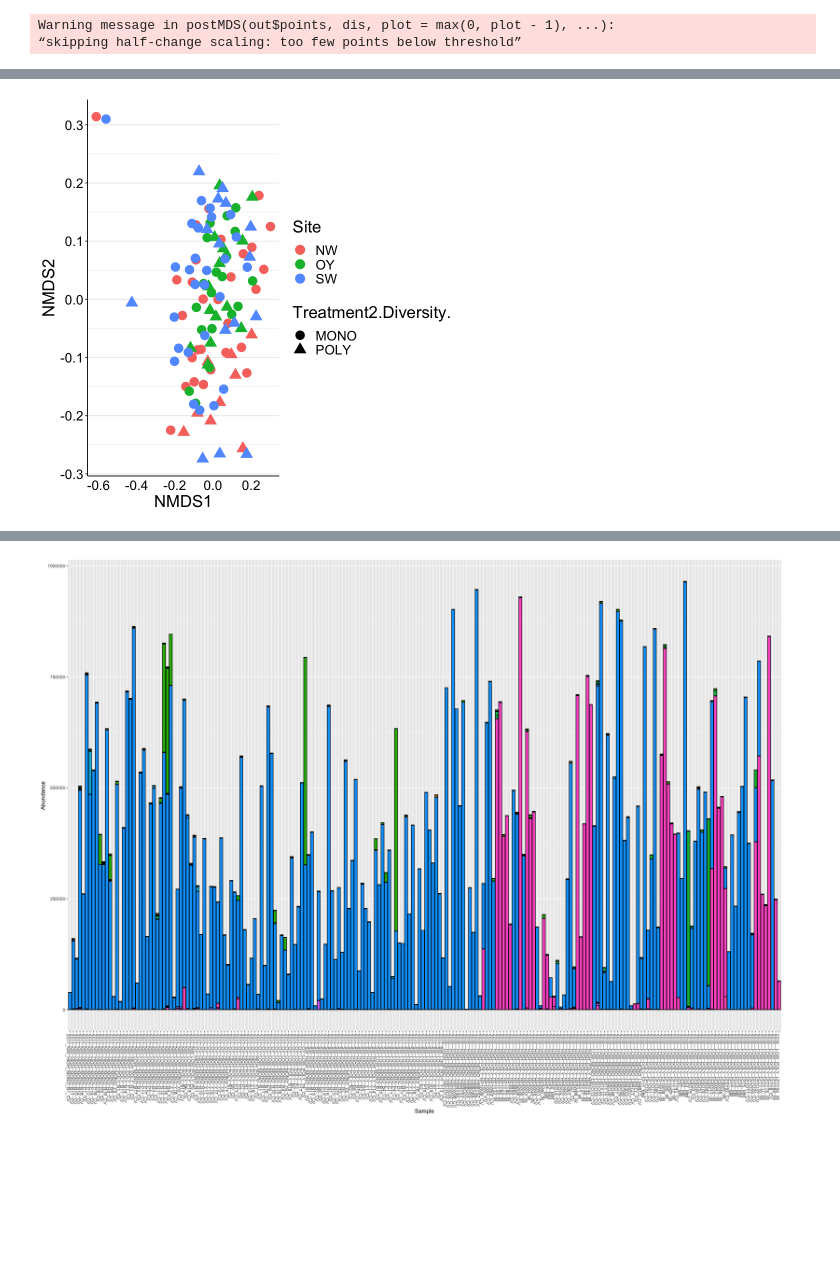
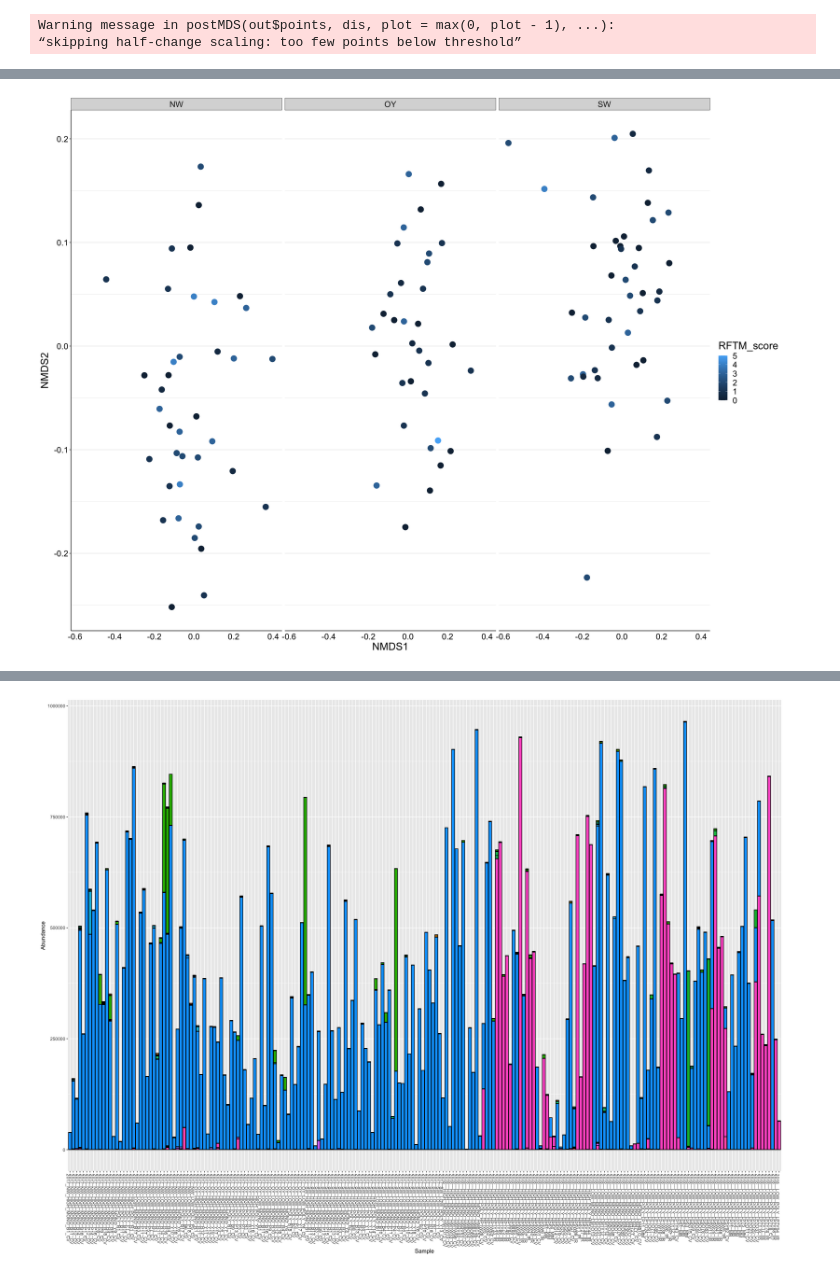
Before and after one commit to sagw/DE_micro, a Jupyter notebook: Community_DE2017_DE2018.ipynb, the cells around one changed output, grey strips where cells are left out. Drawn from its saved outputs; the diff is of its cells as text; code cells hidden in the pictures; blank space fills up the shorter version.

```diff
--- a/Community_DE2017_DE2018.ipynb
+++ b/Community_DE2017_DE2018.ipynb
@@ -383,13 +405,13 @@ theme_bw()+
 # %%
-plot_ordination(DE17, DE17.ord, type="samples", shape="Treatment2.Diversity.", color="Site")+
-#facet_wrap("Site")+
+plot_ordination(DE17, DE17.ord, type="samples", color="RFTM_score")+
+facet_wrap("Site")+
 #geom_polygon(aes(fill=Phase_1_DO))+
 geom_point(size=5)+
 theme_bw()+
  theme(legend.position="right", panel.border = element_blank(),
           panel.grid.major.x = element_blank(),
           panel.grid.minor.x = element_blank(),
           axis.ticks.x=element_blank(), axis.line=element_line(color="black"), axis.text=element_text(color="black"),
           text = element_text(size=20))
 # %% [output]
-[figure, old version]
+[figure, new version]
```
Also changed, not shown: parts of 18 cells of this notebook, 2 other files.
